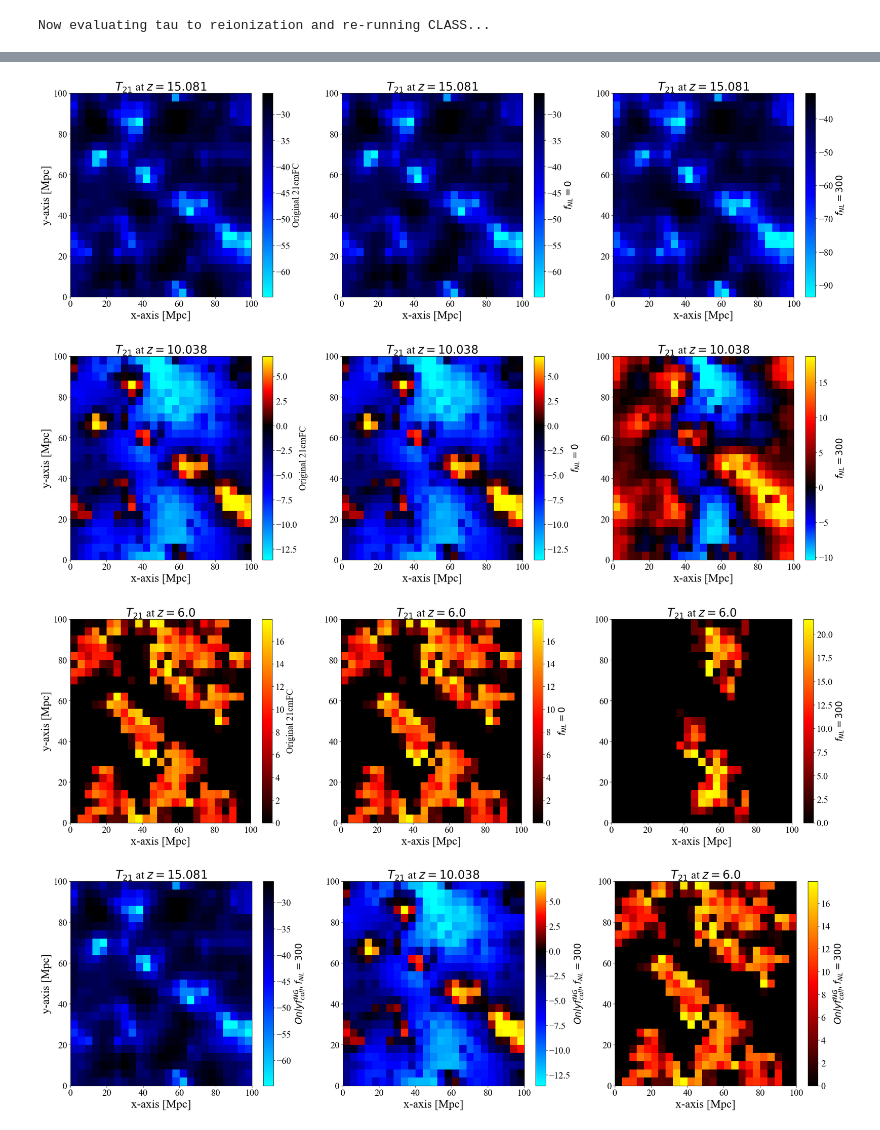
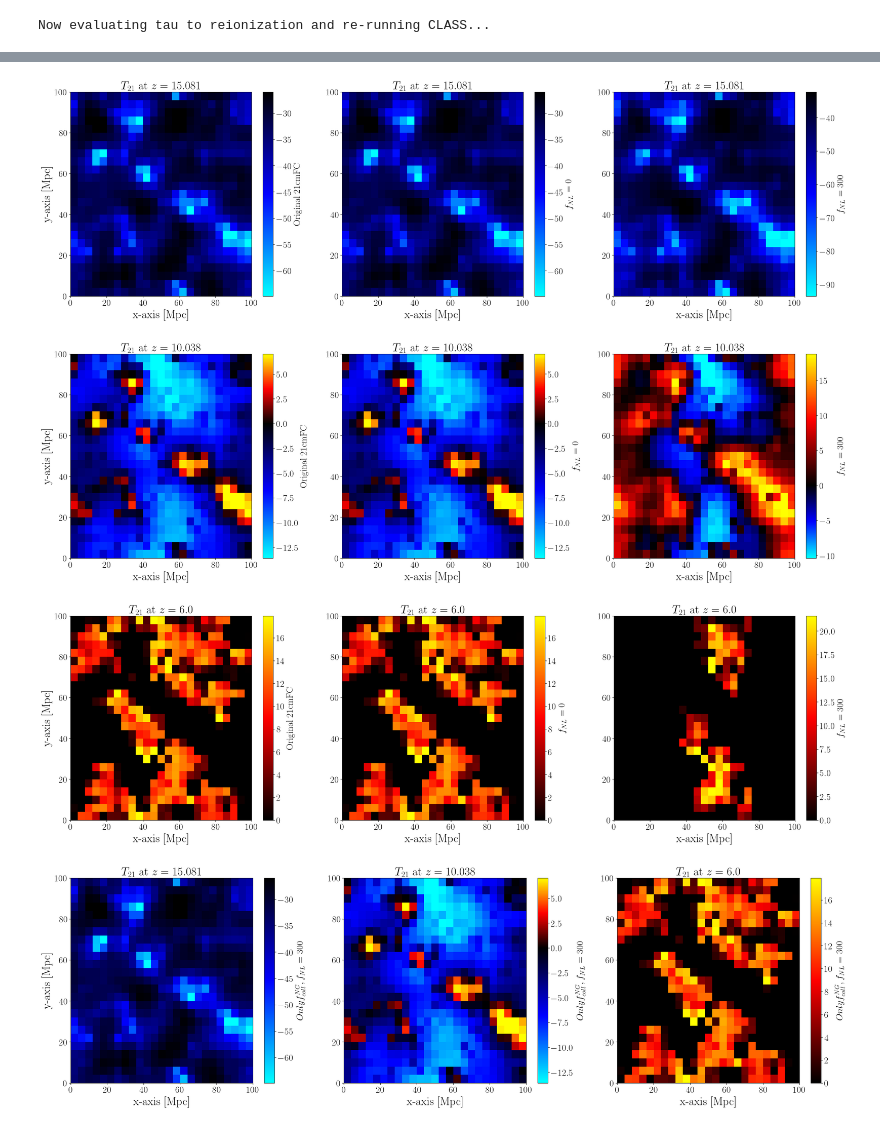
Before and after one commit to jordanflitter/21cmFirstCLASS, a Jupyter notebook: Tutorial (Jupyter notebooks)/notebook_fNL.ipynb, the cells around one changed output, grey strips where cells are left out. Cells and saved outputs as stored; diff of their text form; code cells hidden in the pictures.

```diff
--- a/Tutorial (Jupyter notebooks)/notebook_fNL.ipynb
+++ b/Tutorial (Jupyter notebooks)/notebook_fNL.ipynb
@@ -24,7 +30,7 @@ from functools import partial
 It is VERY recommended for 21cmFirstCLASS users to have the 'latex' package installed in the same python environment where 21cmFirstCLASS is installed. <br>
 If you have latex installed then you may run the next cell, otherwise do not run it as it will raise errors and no plots in this tutorial will be shown!
 # %%
-plt.rcParams.update({"text.usetex": False, "font.family": "Times new roman"}) # Use latex fonts
+plt.rcParams.update({"text.usetex": True, "font.family": "Times new roman"}) # Use latex fonts
 # %% [markdown]
 Define the color palette (this combination is good for colorblindness).
 # %%
@@ -204,11 +605,11 @@ Now generating initial boxes...
 boxes->hires_density=1.258004e+00
 Now evaluating tau to reionization and re-running CLASS...
 # %%
-lightcone_fNL_IC0 = p21c.run_lightcone(redshift = 6., # minimum redshift at which the simulation will stop
+lightcone_fNL0 = p21c.run_lightcone(redshift = 6., # minimum redshift at which the simulation will stop
                                random_seed = 1, # numerical seed -- if None, each run will produce different initial conditions, with the same cosmological power spectrum but different spatial realization. You need to specify the random seed to coherently compare two different runs, due to cosmic variance.
                                regenerate = True, # create new data even if cached are found
                                write = False, # whether or no to save cached files
-                               user_params = user_params_NG_IC,
+                               user_params = user_params_NG,
                                astro_params = astro_params,
                                flag_options = flag_options,
                                cosmo_params = cosmo_params_fNL0,
@@ -314,7 +716,7 @@ fig = plotting.coeval_sliceplot(lightcone,
                                 ax=ax[0],
                                 cbar_label='Original 21cmFC')
 
-fig = plotting.coeval_sliceplot(lightcone_fNL_IC0,
+fig = plotting.coeval_sliceplot(lightcone_fNL0,
                                 redshift=redshift,
                                 ax=ax[1],
                                 cbar_label=r'$f_{NL}=0$')
@@ -337,7 +739,7 @@ fig = plotting.coeval_sliceplot(lightcone,
                                 ax=ax[0],
                                 cbar_label='Original 21cmFC')
 
-fig = plotting.coeval_sliceplot(lightcone_fNL_IC0,
+fig = plotting.coeval_sliceplot(lightcone_fNL0,
                                 redshift=redshift1,
                                 ax=ax[1],
                                 cbar_label=r'$f_{NL}=0$')
@@ -345,37 +747,37 @@ fig = plotting.coeval_sliceplot(lightcone_fNL_IC0,
 fig = plotting.coeval_sliceplot(lightcone_fNL_IC,
                                 redshift=redshift1,
                                 ax=ax[2],cbar_label=r'$f_{NL}=%g$'%cosmo_params_fNL['F_NL'])
 
 # Omit ylabels at the two rightmost plots
 ax[1].set_ylabel('')
 ax[2].set_ylabel('') ;
 
 # plot the coeval boxes next to each other
 fig, ax = plt.subplots(1, 3, figsize=(30, 8))
 
 redshift2 = 6
 
 fig = plotting.coeval_sliceplot(lightcone,
                                 redshift=redshift2,
                                 ax=ax[0],
                                 cbar_label='Original 21cmFC')
 
-fig = plotting.coeval_sliceplot(lightcone_fNL_IC0,
+fig = plotting.coeval_sliceplot(lightcone_fNL0,
                                 redshift=redshift2,
                                 ax=ax[1],
                                 cbar_label=r'$f_{NL}=0$')
 
 fig = plotting.coeval_sliceplot(lightcone_fNL_IC,
                                 redshift=redshift2,
                                 ax=ax[2],cbar_label = r'$f_{NL}=%g$'%cosmo_params_fNL['F_NL'])
 
 # Omit ylabels at the two rightmost plots
 ax[1].set_ylabel('')
 ax[2].set_ylabel('') ;
 # %% [output]
-[figure, old version]
+[figure, new version]
-[figure, old version]
+[figure, new version]
-[figure, old version]
+[figure, new version]
 # %%
 fig, ax = plt.subplots(1, 3, figsize=(30, 8))
 
@@ -398,4 +800,4 @@ fig = plotting.coeval_sliceplot(lightcone_fNL_FCOLL,
 ax[1].set_ylabel('')
 ax[2].set_ylabel('') ;
 # %% [output]
-[figure, old version]
+[figure, new version]
```
Also changed, not shown: parts of 46 cells of this notebook, 4 other files.
